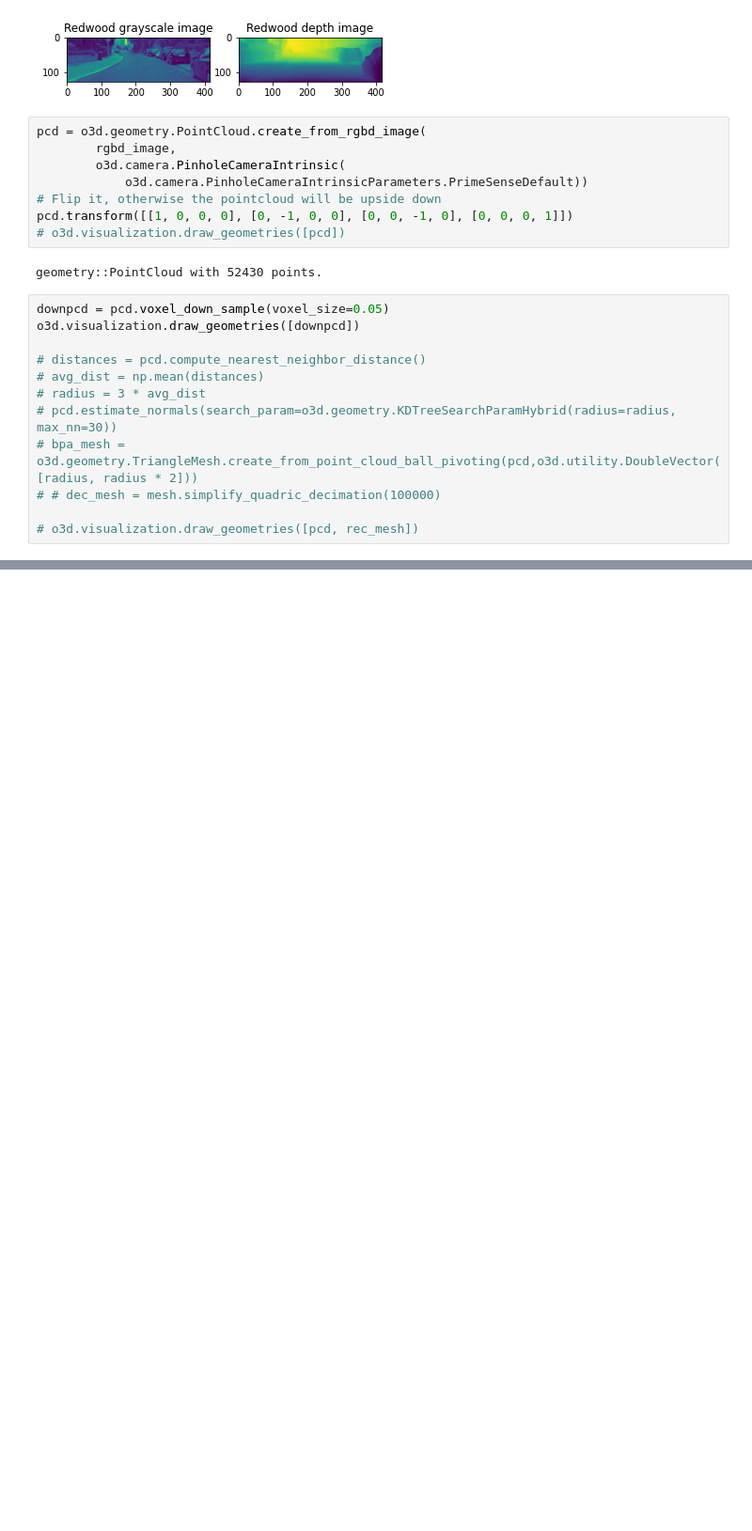
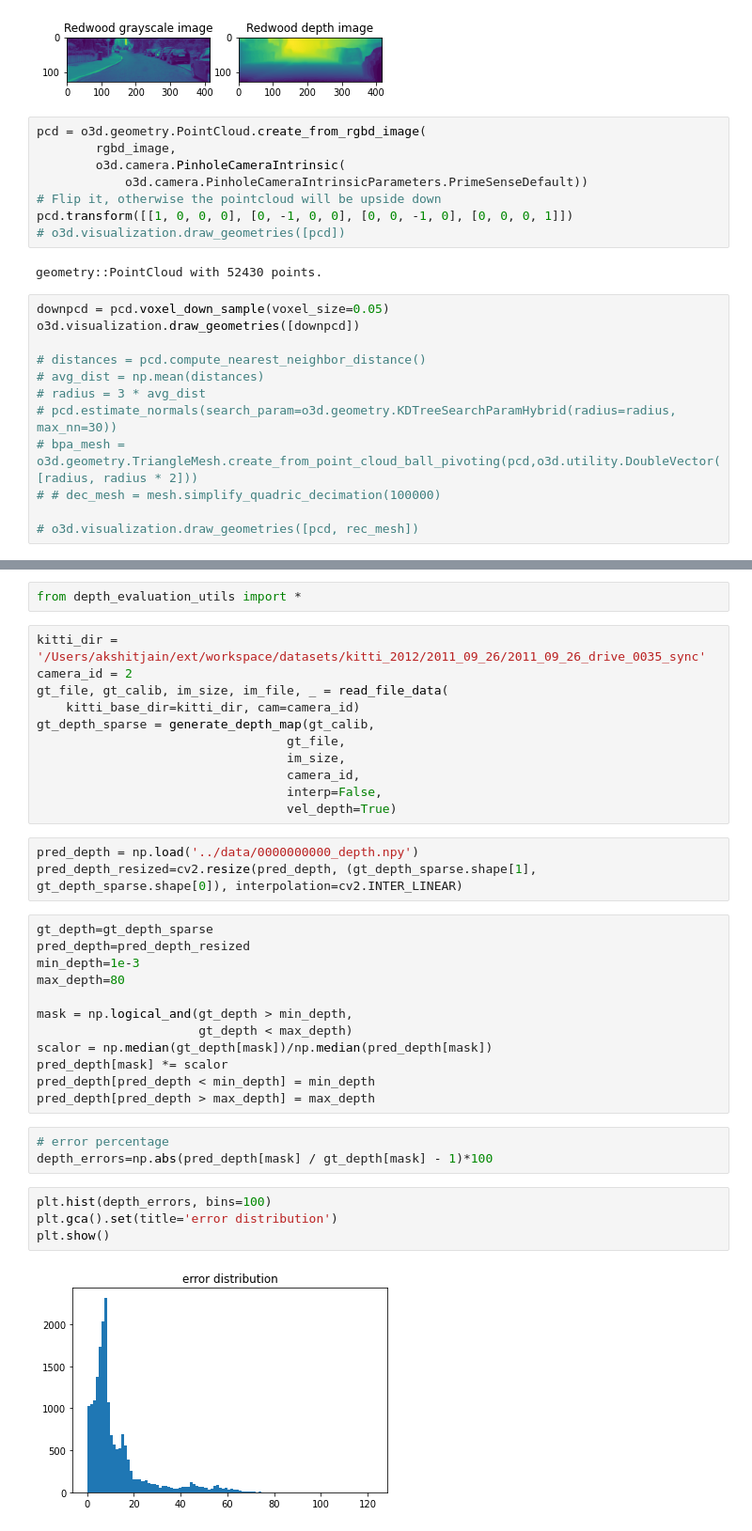
Before and after one commit to akshitj1/depth_from_video_in_the_wild, a Jupyter notebook: explore/explore_depth_output.ipynb, the cells around one changed output, grey strips where cells are left out. Shown at 94% size. Drawn from its saved outputs; the diff is of its cells as text; blank space fills up the shorter version.

```diff
--- a/explore/explore_depth_output.ipynb
+++ b/explore/explore_depth_output.ipynb
@@ -116,0 +132,37 @@ o3d.visualization.draw_geometries([downpcd])
+# %%
+from depth_evaluation_utils import *
+# %%
+kitti_dir = '/Users/akshitjain/ext/workspace/datasets/kitti_2012/2011_09_26/2011_09_26_drive_0035_sync'
+camera_id = 2
+gt_file, gt_calib, im_size, im_file, _ = read_file_data(
+    kitti_base_dir=kitti_dir, cam=camera_id)
+gt_depth_sparse = generate_depth_map(gt_calib,
+                                  gt_file,
+                                  im_size,
+                                  camera_id,
+                                  interp=False,
+                                  vel_depth=True)
+# %%
+pred_depth = np.load('../data/0000000000_depth.npy')
+pred_depth_resized=cv2.resize(pred_depth, (gt_depth_sparse.shape[1], gt_depth_sparse.shape[0]), interpolation=cv2.INTER_LINEAR)
+# %%
+gt_depth=gt_depth_sparse
+pred_depth=pred_depth_resized
+min_depth=1e-3
+max_depth=80
+
+mask = np.logical_and(gt_depth > min_depth,
+                      gt_depth < max_depth)
+scalor = np.median(gt_depth[mask])/np.median(pred_depth[mask])
+pred_depth[mask] *= scalor
+pred_depth[pred_depth < min_depth] = min_depth
+pred_depth[pred_depth > max_depth] = max_depth
+# %%
+# error percentage
+depth_errors=np.abs(pred_depth[mask] / gt_depth[mask] - 1)*100
+# %%
+plt.hist(depth_errors, bins=100)
+plt.gca().set(title='error distribution')
+plt.show()
+# %% [output]
+[figure, added]
```
Also changed, not shown: parts of 10 cells of this notebook, 5 other files.
